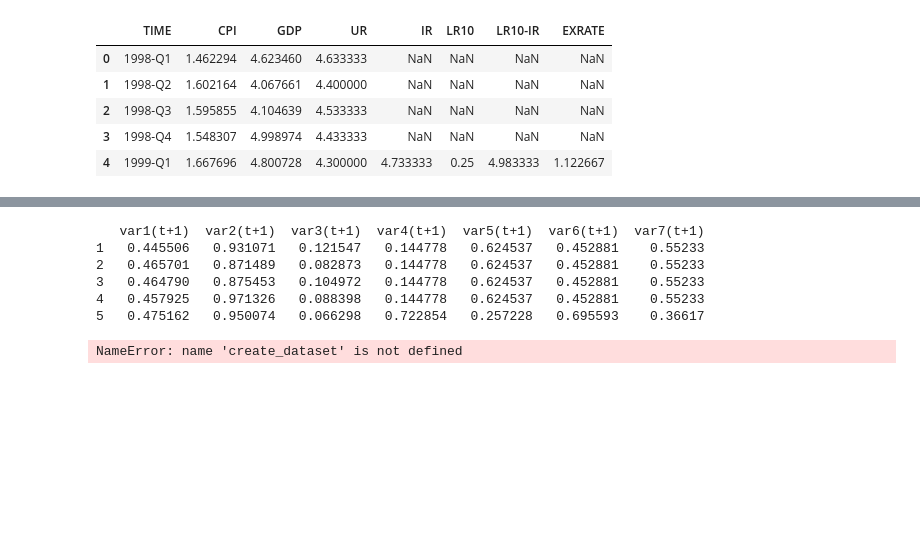
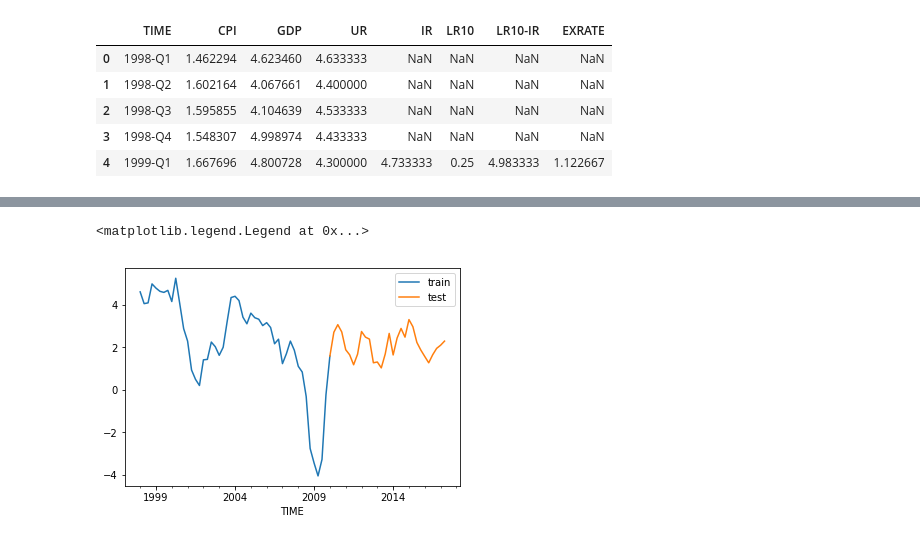
Before and after one commit to Glezzy/Mac-and-DNN, a Jupyter notebook: Project_predict_macroNN.ipynb, the cells around one changed output, grey strips where cells are left out. Saved outputs shown, nothing was run; the diff lists cells and outputs as text; code cells hidden in the pictures; blank space fills up the shorter version.

```diff
--- a/Project_predict_macroNN.ipynb
+++ b/Project_predict_macroNN.ipynb
@@ -134,16 +101,0 @@ macroval = macroval.astype('float32')
-# %%
-# normalize features
-scaler = MinMaxScaler(feature_range=(0, 1))
-scaled = scaler.fit_transform(macroval)
-# frame as supervised learning problem
-reframed = supervised(scaled, 1, 1)
-# setup so we are predicting GDP
-reframed.drop(reframed.columns[[]], axis=1, inplace=True)
-print(reframed.head())
-# %% [output]
-   var1(t+1)  var2(t+1)  var3(t+1)  var4(t+1)  var5(t+1)  var6(t+1)  var7(t+1)
-1   0.445506   0.931071   0.121547   0.144778   0.624537   0.452881    0.55233
-2   0.465701   0.871489   0.082873   0.144778   0.624537   0.452881    0.55233
-3   0.464790   0.875453   0.104972   0.144778   0.624537   0.452881    0.55233
-4   0.457925   0.971326   0.088398   0.144778   0.624537   0.452881    0.55233
-5   0.475162   0.950074   0.066298   0.722854   0.257228   0.695593    0.36617
@@ -156,10 +102,13 @@ train, test = macroval[0:train_size,:], macroval[train_size:len(macroval),:]
-# %%
-# reshape into x=t  and y=t+1
-look_back = 1
-trainX, trainY = create_dataset(train, look_back)
-testX, testY = create_dataset(test, look_back)
-# reshape input
-trainX = np.reshape(trainX, (trainX.shape[0], 1, trainX.shape[1]))
-testX = np.reshape(testX, (testX.shape[0], 1, testX.shape[1]))
-# %% [output]
-NameError: name 'create_dataset' is not defined
+# %%
+# let's split the data
+split_date = pd.Timestamp('01-01-2010')
+
+train = macro[['GDP']].loc[:split_date]
+test = macro[['GDP']].loc[split_date:]
+# plot our splti data
+ax = train.plot()
+test.plot(ax=ax)
+plt.legend(['train', 'test'])
+# %% [output]
+<matplotlib.legend.Legend at 0x...>
+[figure, added]
```
Also changed, not shown: parts of 13 cells of this notebook.
